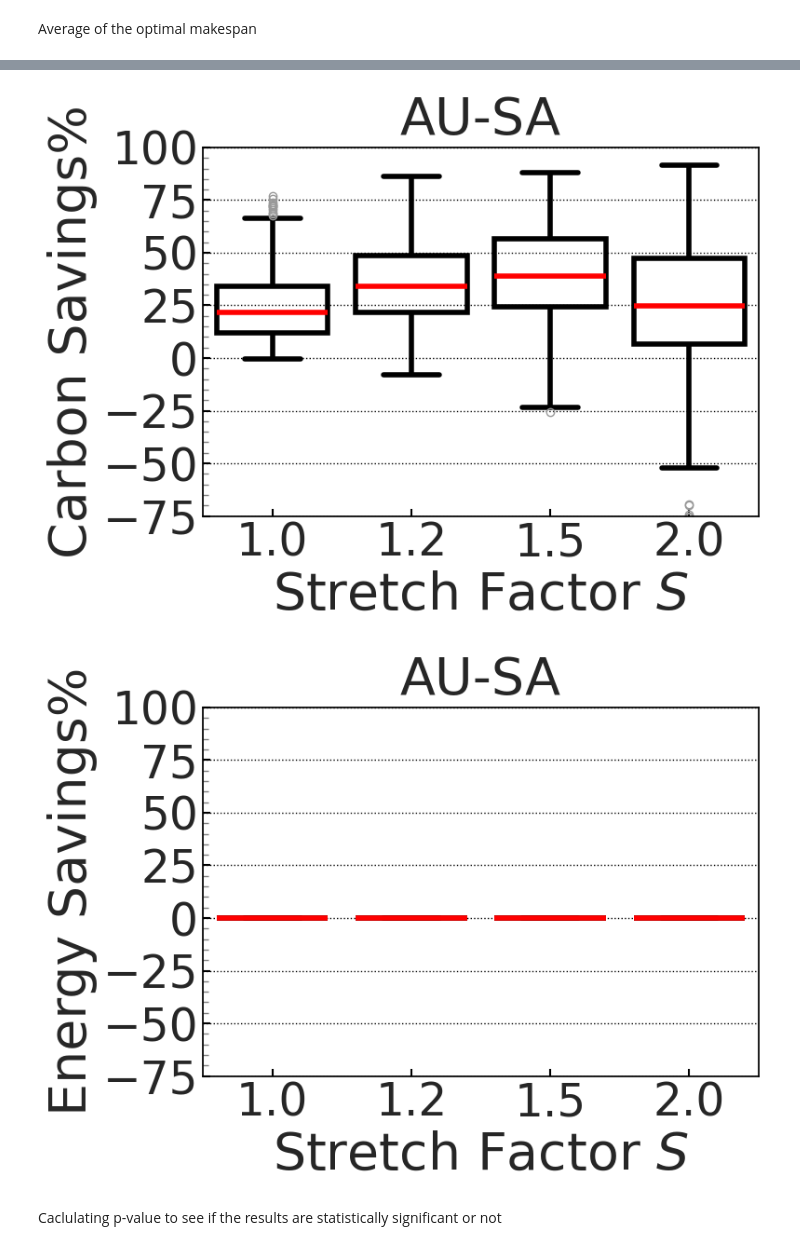
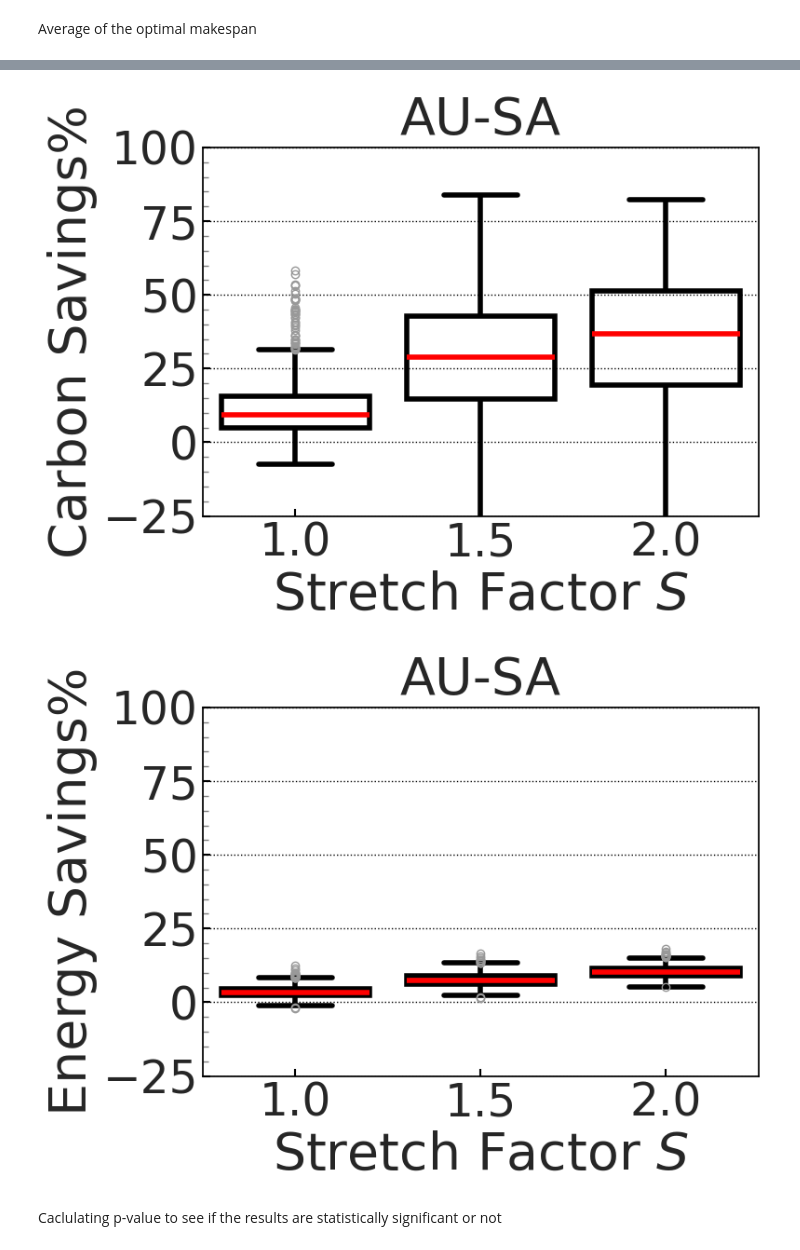
Before and after one commit to rbostandoust/GreenSys26-DAG, a Jupyter notebook: Plot/PlotCode.ipynb, the cells around one changed output, grey strips where cells are left out. Cells and saved outputs as stored; diff of their text form; code cells hidden in the pictures.

Commit message:
carbon vs. energy plots added!

```diff
--- a/Plot/PlotCode.ipynb
+++ b/Plot/PlotCode.ipynb
@@ -75,7 +14,7 @@ location = "AU-SA"
 folder_type = "Heterogen_Energy"
 ############
 mixed_objective = True # for energy-aware optimization that had a tie braker of carbon term
-variable_timers = False
+variable_timers = True
 DAG = True
 ############
 # root_dir = f"../Logs/GeneralExp"
@@ -238,8 +176,8 @@ if DAG and variable_timers:
 save_data = True
 if save_data:
     save_path = f"{root_dir}/{num_jobs}J_{num_servers}S_{num_operations}O_LinePlot_{plot_title}.csv"
-    if mixed_objective:
-        save_file_path = f"{root_dir}/{num_jobs}J_{num_servers}S_{num_operations}O_WithTieBreaker_LinePlot_{plot_title}.csv"
+    # if mixed_objective:
+    #     save_file_path = f"{root_dir}/{num_jobs}J_{num_servers}S_{num_operations}O_WithTieBreaker_LinePlot_{plot_title}.csv"
     directory = os.path.dirname(save_path)
     os.makedirs(directory, exist_ok=True)
     df_plot.to_csv(save_path, index = False)
@@ -430,37 +368,37 @@ for plot_index, plot_type in enumerate(plot_types):
     # Axis labels
     ax.set_xlabel(r"Stretch Factor $S$", fontsize=40)
     ax.set_ylabel(f"{plot_type}%", fontsize=40)
 
     # Axis ticks and limits
-    ax.set_ylim(-75, 100)
-    ax.set_yticks(range(-75, 101, 25))
+    ax.set_ylim(-25, 100)
+    ax.set_yticks(range(-25, 101, 25))
     # ax.set_xlim(0, max(list(df_plot["SlackCoeff"])))
     ax.tick_params(axis='x', labelsize=35, color='black')
     ax.tick_params(axis='y', labelsize=35, color='black')
 
     # Minor ticks
     ax.tick_params(axis='y', which='minor', direction='in', length=4, color='gray')
     # Make major ticks point inward too
     ax.tick_params(axis='both', which='major', direction='in', length=6, width=1.5)
     ax.xaxis.set_tick_params(which='minor', bottom=False)
     # Ensure minor ticks are visible
     plt.minorticks_on()
 
     # Grid & borders
     ax.grid(axis='x', visible=False)
     ax.grid(axis='y', which='major', color='black', linestyle=':', linewidth=1)
     for spine in ax.spines.values():
         spine.set_edgecolor('black')
     ax.set_title(f"{plot_title}", fontsize=40, pad=10)
     plt.tight_layout()
     if save_fig:
         plt.savefig(save_file_path, dpi=300, bbox_inches='tight')
         pdf_save_path = save_file_path.replace(".png", ".pdf")
         plt.savefig(pdf_save_path, format='pdf', dpi=300, bbox_inches='tight')
     plt.show()
 # %% [output]
-[figure, old version]
+[figure, new version]
-[figure, old version]
+[figure, new version]
 # %% [markdown]
 Caclulating p-value to see if the results are statistically significant or not
 # %%
```
Also changed, not shown: parts of 21 cells of this notebook, 26 other files.
